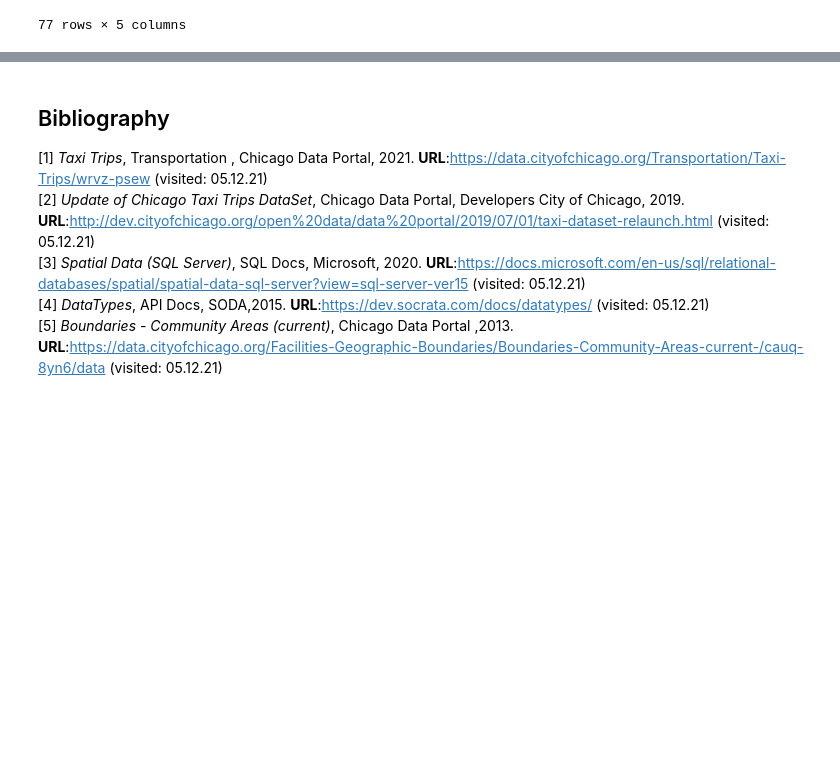
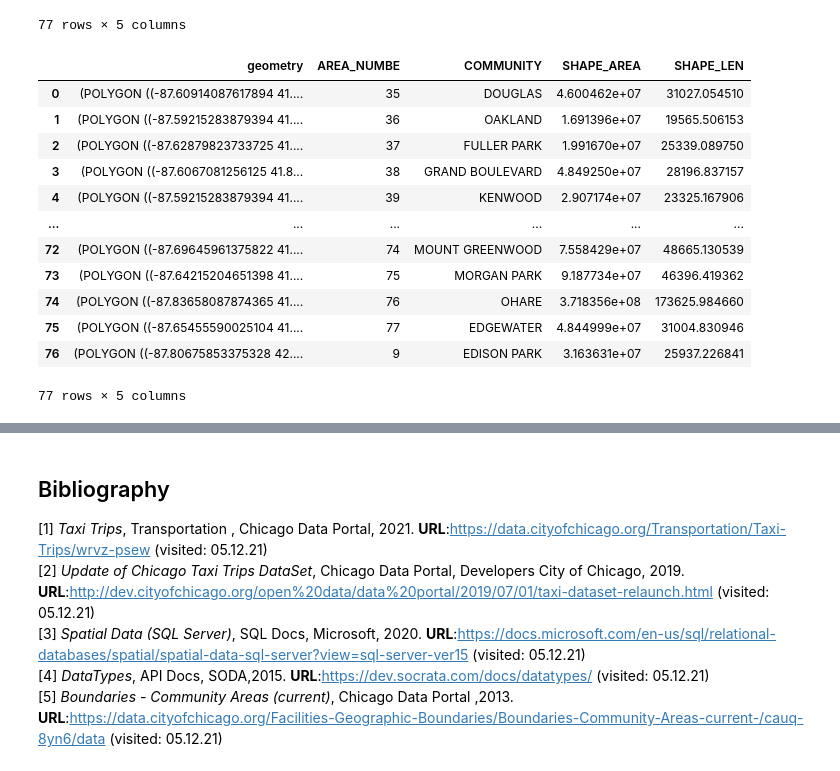
Before and after one commit to BrandPM18/taxiTripRL, a Jupyter notebook: taxi_trip_eda.ipynb, the cells around one changed output, grey strips where cells are left out. Cells and saved outputs as stored; diff of their text form; code cells hidden in the pictures; blank space fills up the shorter version.

```diff
--- a/taxi_trip_eda.ipynb
+++ b/taxi_trip_eda.ipynb
@@ -346,0 +456,16 @@ comm_area
+# %%
+comm_area
+# %% [output]
+|  | geometry | AREA_NUMBE | COMMUNITY | SHAPE_AREA | SHAPE_LEN |
+| 0 | (POLYGON ((-87.60914087617894 41.... | 35 | DOUGLAS | 4.600462e+07 | 31027.054510 |
+| 1 | (POLYGON ((-87.59215283879394 41.... | 36 | OAKLAND | 1.691396e+07 | 19565.506153 |
+| 2 | (POLYGON ((-87.62879823733725 41.... | 37 | FULLER PARK | 1.991670e+07 | 25339.089750 |
+| 3 | (POLYGON ((-87.6067081256125 41.8... | 38 | GRAND BOULEVARD | 4.849250e+07 | 28196.837157 |
+| 4 | (POLYGON ((-87.59215283879394 41.... | 39 | KENWOOD | 2.907174e+07 | 23325.167906 |
+| ... | ... | ... | ... | ... | ... |
+| 72 | (POLYGON ((-87.69645961375822 41.... | 74 | MOUNT GREENWOOD | 7.558429e+07 | 48665.130539 |
+| 73 | (POLYGON ((-87.64215204651398 41.... | 75 | MORGAN PARK | 9.187734e+07 | 46396.419362 |
+| 74 | (POLYGON ((-87.83658087874365 41.... | 76 | OHARE | 3.718356e+08 | 173625.984660 |
+| 75 | (POLYGON ((-87.65455590025104 41.... | 77 | EDGEWATER | 4.844999e+07 | 31004.830946 |
+| 76 | (POLYGON ((-87.80675853375328 42.... | 9 | EDISON PARK | 3.163631e+07 | 25937.226841 |
+77 rows × 5 columns
```
Also changed, not shown: parts of 52 cells of this notebook.
